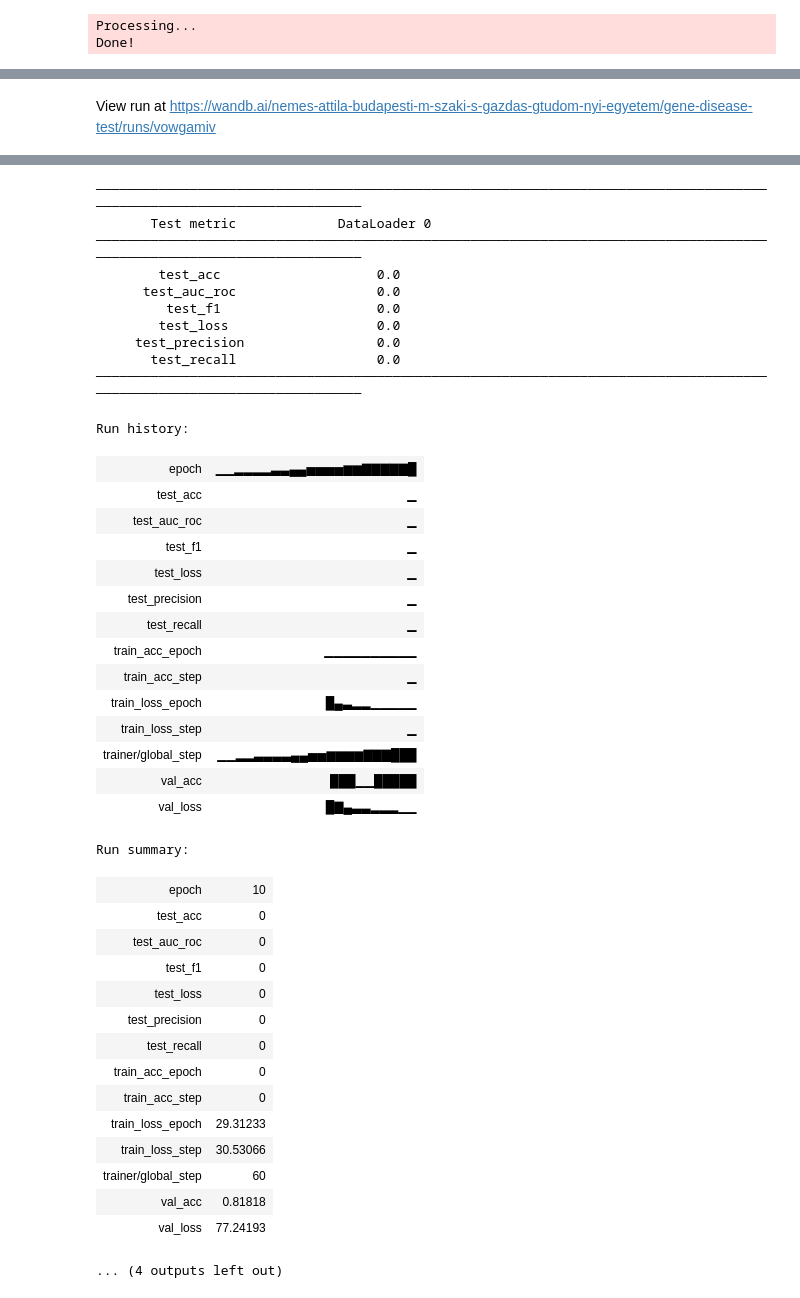
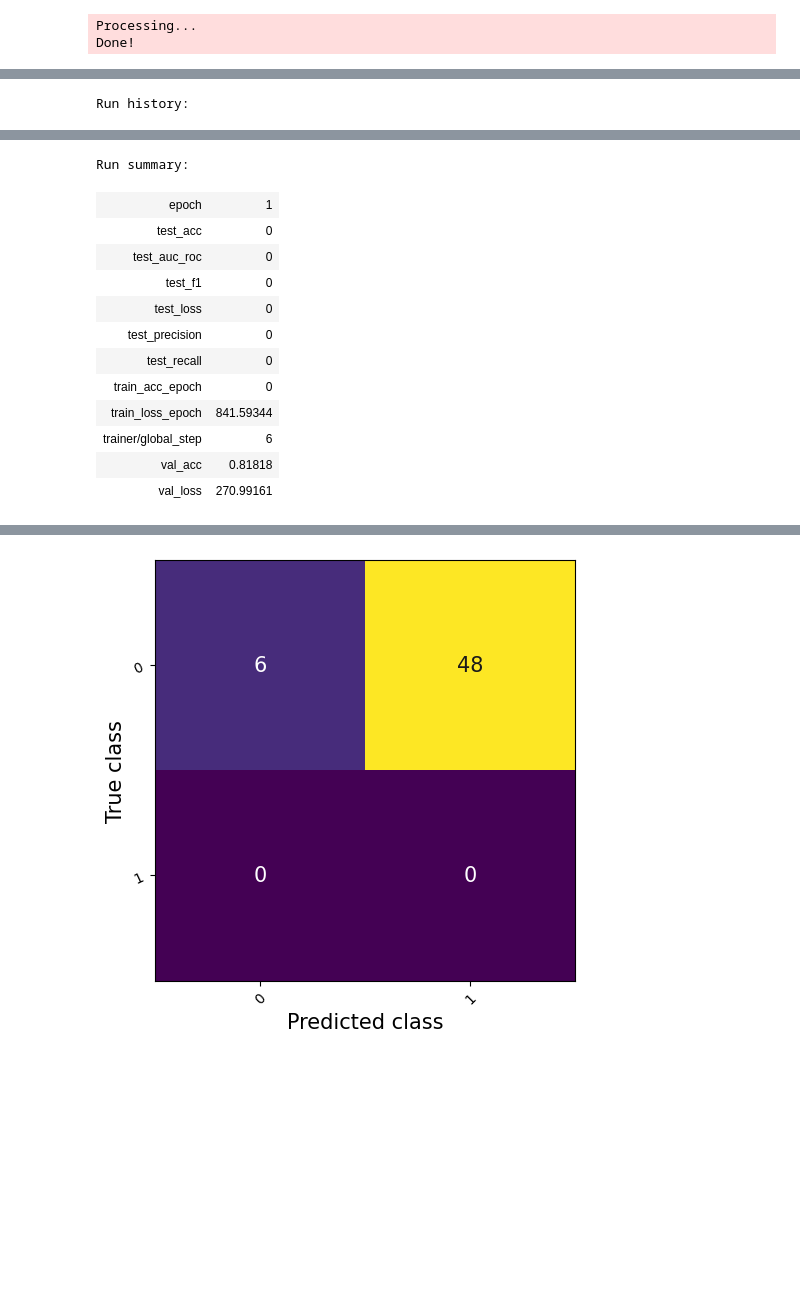
Before and after one commit to Nemes2000/gene-disease-gnn, a Jupyter notebook: create_dataset_and_lightning_model.ipynb, the cells around one changed output, grey strips where cells are left out. Drawn from its saved outputs; the diff is of its cells as text; code cells hidden in the pictures; blank space fills up the shorter version.

Commit message:
feat: use dataset without mini-batch in ipynb

```diff
--- a/create_dataset_and_lightning_model.ipynb
+++ b/create_dataset_and_lightning_model.ipynb
@@ -83,7 +84,7 @@ class IdMapper():
     def genes_id_to_idx_map(self):
         return { item: idx  for idx, item in enumerate(self.genes)}
 # %%
-class GeneDataset(Dataset):
+class GeneDataset(torch_data.Dataset):
     def __init__(self, root, filenames, test_size, val_size, test=False, transform=None, pre_transform=None):
         """
         root = Where the dataset should be stored. This folder is split
@@ -129,9 +130,9 @@ class GeneDataset(Dataset):
         y = self._create_mask_matrix(self.disiese_gene_matrix.copy()).to(torch.float32)
         train_mask, validation_mask, test_mask = self._get_train_val_test_mask(self.disiese_gene_matrix.copy())
 
-        data = Data(x=node_feats,
+        data = torch_data.Data(x=node_feats,
                     edge_index=edge_index,
-                    edge_weight=edge_feats,
+                    edge_attr=edge_feats,
                     test_mask=test_mask, val_mask=validation_mask, train_mask=train_mask, y=y)
 
         if self.test:
@@ -255,9 +256,9 @@ class GeneDataset(Dataset):
 # %%
 dataset = GeneDataset(
     root="./data",
-    filenames=["gtex_genes_test.csv", "gene_graph_test.csv", "disgenet_test.csv"],
+    filenames=["gtex_genes.csv", "gene_graph.csv", "disgenet_with_gene_id.csv"],
     test_size=0.2,
-    val_size=0.0,
+    val_size=0.5,
     transform=NormalizeFeatures())
 # %% [output]
 Processing...
@@ -478,12 +478,12 @@ class TestGCN(pl.LightningModule):
         self.log('train_acc', acc, prog_bar=True, on_epoch=True)
         return loss
 
-    def validation_step(self, data: GeneDataset):
+    def validation_step(self, data):
         loss, acc = self.forward(data, mode="val")
         self.log("val_acc", acc)
         self.log("val_loss", loss)
 
-    def test_step(self, data: GeneDataset):
+    def test_step(self, data):
         loss, acc, x = self.forward(data, mode="test")
         x_masked = x[data.test_mask]
         y_masked = data.y[data.test_mask]
@@ -510,7 +523,8 @@ class TestGCN(pl.LightningModule):
 # %%
 def train_node_classifier(model_name, dataset, **model_kwargs):
     pl.seed_everything(42)
-    node_data_loader = geom_data.DataLoader(dataset, num_workers=11, persistent_workers=True)
+
+    node_data_loader = geom_data.DataLoader(dataset)
 
     # Create a PyTorch Lightning trainer
     root_dir = os.path.join(CHECKPOINT_PATH, "TestGCN" + model_name)
@@ -520,7 +534,7 @@ def train_node_classifier(model_name, dataset, **model_kwargs):
         callbacks=[ModelCheckpoint(save_weights_only=True, mode="max", monitor="val_acc")],
         accelerator="auto",
         devices=1,
-        max_epochs=EPOCHS,
+        max_epochs=1,
         enable_progress_bar=False,
         logger=pl.loggers.WandbLogger(project="gene-disease-test", log_model="all")
     )
@@ -534,7 +548,7 @@ def train_node_classifier(model_name, dataset, **model_kwargs):
     # else:
     pl.seed_everything()
     model = TestGCN(
-        model_name=model_name, c_in=dataset.num_node_features, c_out=dataset.num_classes, **model_kwargs
+        model_name=model_name, c_in=dataset.num_node_features, c_out=dataset[0].y.shape[1], **model_kwargs
     )
     trainer.fit(model, node_data_loader, node_data_loader)
     model = TestGCN.load_from_checkpoint(trainer.checkpoint_callback.best_model_path)
@@ -555,8 +562,6 @@ def print_results(result_dict):
 node_mlp_model, node_mlp_result = train_node_classifier(
     model_name="GCN", dataset=dataset, c_hidden=16, num_layers=2, dp_rate=0.1
 )
-
-print_results(node_mlp_result)
 # %% [output]
 Seed set to 42
 GPU available: False, used: False
@@ -565,0 +593 @@ Seed set to 42
+Run history:
@@ -565,0 +606,13 @@ Seed set to 42
+Run summary:
+| epoch | 1 |
+| test_acc | 0 |
+| test_auc_roc | 0 |
+| test_f1 | 0 |
+| test_loss | 0 |
+| test_precision | 0 |
+| test_recall | 0 |
+| train_acc_epoch | 0 |
+| train_loss_epoch | 841.59344 |
+| trainer/global_step | 6 |
+| val_acc | 0.81818 |
+| val_loss | 270.99161 |
@@ -570 +622,0 @@ View project at https://wandb.ai/nemes-attila-budapesti-m-szaki-s-gazdas-gtudom-
-View run at https://wandb.ai/nemes-attila-budapesti-m-szaki-s-gazdas-gtudom-nyi-egyetem/gene-disease-test/runs/vowgamiv
@@ -588,41 +623 @@ d:\winfiles\miniconda3\envs\gen-disease-gnn\Lib\site-packages\pytorch_lightning\
-────────────────────────────────────────────────────────────────────────────────────────────────────────────────────────
-       Test metric             DataLoader 0
-────────────────────────────────────────────────────────────────────────────────────────────────────────────────────────
-        test_acc                    0.0
-      test_auc_roc                  0.0
-         test_f1                    0.0
-        test_loss                   0.0
-     test_precision                 0.0
-       test_recall                  0.0
-────────────────────────────────────────────────────────────────────────────────────────────────────────────────────────
-Run history:
-| epoch | ▁▁▂▂▂▂▃▃▄▄▅▅▅▅▆▆▇▇▇▇▇█ |
-| test_acc | ▁ |
-| test_auc_roc | ▁ |
-| test_f1 | ▁ |
-| test_loss | ▁ |
-| test_precision | ▁ |
-| test_recall | ▁ |
-| train_acc_epoch | ▁▁▁▁▁▁▁▁▁▁ |
-| train_acc_step | ▁ |
-| train_loss_epoch | █▄▃▂▂▁▁▁▁▁ |
-| train_loss_step | ▁ |
-| trainer/global_step | ▁▁▂▂▃▃▃▃▄▄▅▅▆▆▆▆▇▇▇███ |
-| val_acc | ███▁▁█████ |
-| val_loss | █▇▄▃▃▂▂▂▁▁ |
-Run summary:
-| epoch | 10 |
-| test_acc | 0 |
-| test_auc_roc | 0 |
-| test_f1 | 0 |
-| test_loss | 0 |
-| test_precision | 0 |
-| test_recall | 0 |
-| train_acc_epoch | 0 |
-| train_acc_step | 0 |
-| train_loss_epoch | 29.31233 |
-| train_loss_step | 30.53066 |
-| trainer/global_step | 60 |
-| val_acc | 0.81818 |
-| val_loss | 77.24193 |
-... (4 outputs left out)
+[figure, added]
```
Also changed, not shown: parts of 8 cells of this notebook.
